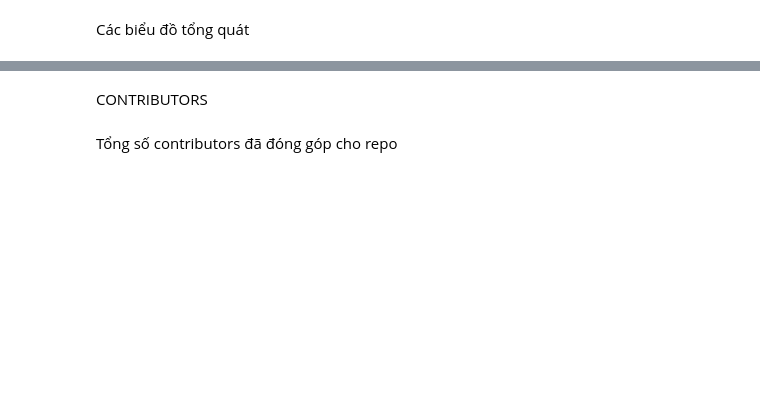
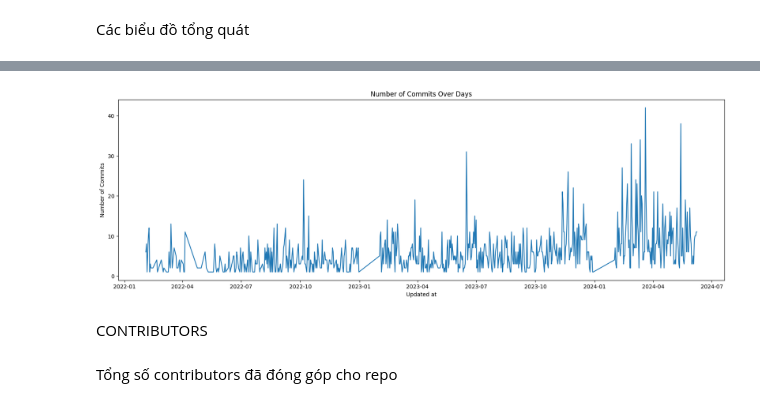
Before and after one commit to bokuwakira1411/PythonDataAnalysis, a Jupyter notebook: dataAnalyst.ipynb, the cells around one changed output, grey strips where cells are left out. Cells and saved outputs as stored; diff of their text form; code cells hidden in the pictures; blank space fills up the shorter version.

```diff
--- a/dataAnalyst.ipynb
+++ b/dataAnalyst.ipynb
@@ -14,8 +14,8 @@ end = datetime.datetime(2024, 7, 6)
 # %% [markdown]
 COMMITS
 # %%
-df['Updated_at'] = pd.to_datetime(df['Updated_at'])
-commit_counts = df.groupby(df['Updated_at'].dt.date).size()
+df['Updated at'] = pd.to_datetime(df['Updated at'])
+commit_counts = df.groupby(df['Updated at'].dt.date).size()
 commit_counts = commit_counts.reset_index(name = 'Commit_count')
 commit_counts
 # %% [output]
@@ -33,10 +49,12 @@ plt.show()
 # %%
 plt.figure(figsize=(20, 6))
-sns.lineplot(data=commit_counts, x='Updated_at', y='Commit_count')
+sns.lineplot(data=commit_counts, x='Updated at', y='Commit_count')
 plt.title("Number of Commits Over Days")
 plt.xlabel('Updated at')
 plt.ylabel("Number of Commits")
 plt.show()
+# %% [output]
+[figure, added]
 # %% [markdown]
 CONTRIBUTORS
 # %% [markdown]
```
Also changed, not shown: parts of 24 cells of this notebook.
